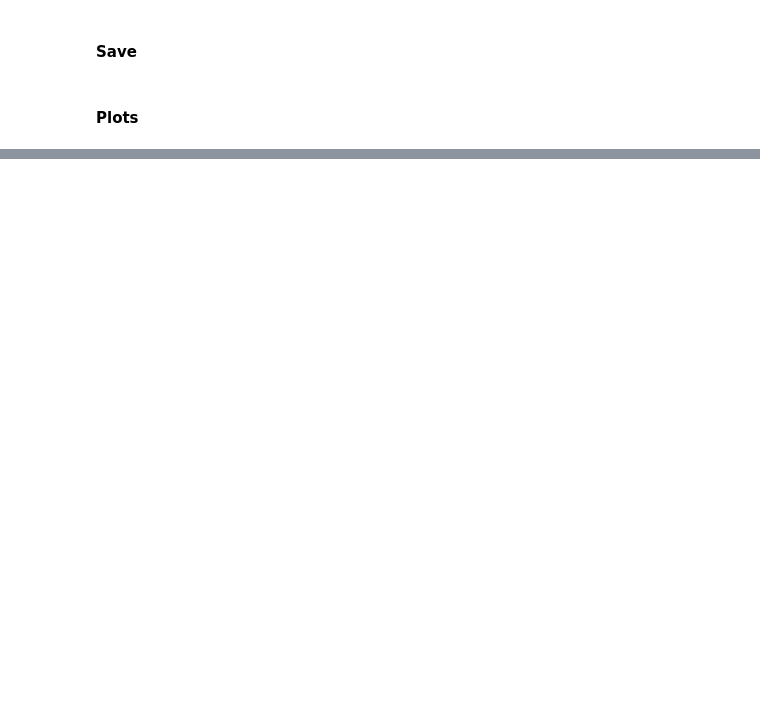
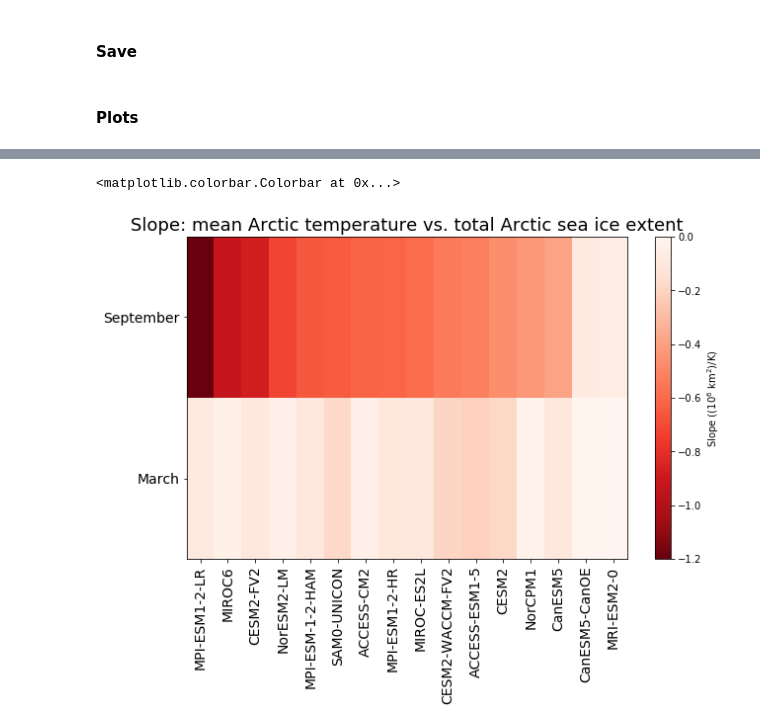
Before and after one commit to smithmadisonm/cmip6-seaice-temp-sensitivity, a Jupyter notebook: notebooks/rc_notebooks/regress_sie_tarc.ipynb, the cells around one changed output, grey strips where cells are left out. Cells and saved outputs as stored; diff of their text form; code cells hidden in the pictures; blank space fills up the shorter version.

```diff
--- a/notebooks/rc_notebooks/regress_sie_tarc.ipynb
+++ b/notebooks/rc_notebooks/regress_sie_tarc.ipynb
@@ -138,0 +156,33 @@ plt.colorbar(label='R$^{2}$')
+# %%
+dumb = {}
+dumb_name = {}
+for n,name in enumerate(slopes_mean.keys()):
+    dumb[n] = slopes_mean[name][1]
+    dumb_name[n] = name
+# %%
+dumb_sorted = {k: v for k, v in sorted(dumb.items(), key=lambda item: item[1])}
+slopes_sorted = {}
+r_sorted = {}
+
+for n in dumb_sorted.keys():
+    slopes_sorted[dumb_name[n]] = slopes_mean[dumb_name[n]]
+    r_sorted[dumb_name[n]] = r_mean[dumb_name[n]]
+# %%
+# Plot slopes for all models
+slopes_splot = np.zeros((2,len(slopes_mean.keys())))
+
+for im, m in enumerate(slopes_sorted.keys()):
+    slopes_splot[0,im] = slopes_sorted[m][0]
+    slopes_splot[1,im] = slopes_sorted[m][1]
+
+fig = plt.figure(figsize=(10,6))
+plt.pcolormesh(slopes_splot, cmap='Reds_r')
+plt.clim(0, -1.2)
+plt.xticks(np.arange(0, len(models_intersect), 1) + 0.5,list(slopes_all.keys()),fontsize=14,
+           rotation='vertical')
+plt.yticks([0.5,1.5],['March','September'],fontsize=14)
+plt.title('Slope: mean Arctic temperature vs. total Arctic sea ice extent', fontsize=18)
+plt.colorbar(label='Slope ((10$^{6}$ km$^{2}$)/K)')
+# %% [output]
+<matplotlib.colorbar.Colorbar at 0x...>
+[figure, added]
```
Also changed, not shown: parts of 10 cells of this notebook, 6 other files.
